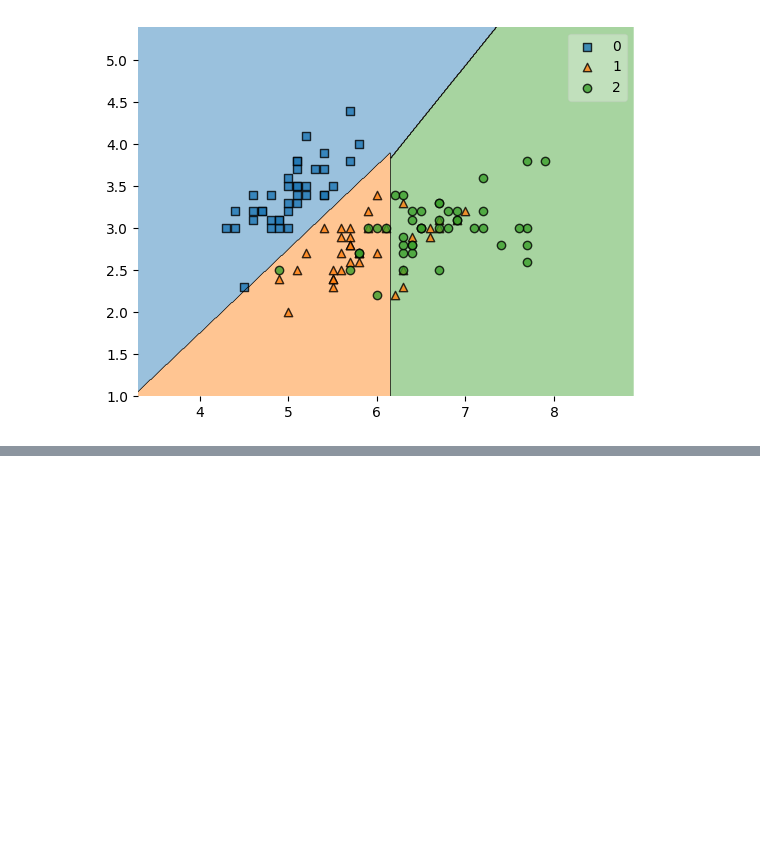
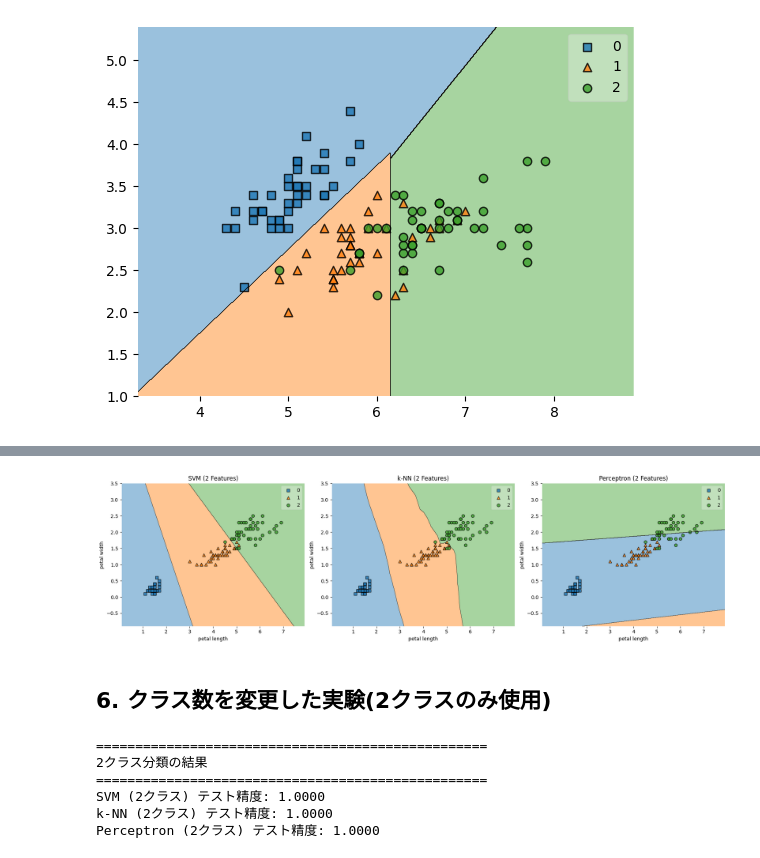
Before and after one commit to Richiesss/AToMLA, a Jupyter notebook: 3_1_svm.ipynb, the cells around one changed output, grey strips where cells are left out. Cells and saved outputs as stored; diff of their text form; code cells hidden in the pictures; blank space fills up the shorter version.

```diff
--- a/3_1_svm.ipynb
+++ b/3_1_svm.ipynb
@@ -99,0 +252,66 @@ plt.show()
+# %%
+# 2特徴量の場合の決定境界を可視化
+fig, axes = plt.subplots(1, 3, figsize=(18, 5))
+
+# SVM
+plot_decision_regions(x_train_2f, y_train_2f, clf=svm_2f, ax=axes[0])
+axes[0].set_title('SVM (2 Features)')
+axes[0].set_xlabel('petal length')
+axes[0].set_ylabel('petal width')
+
+# k-NN
+plot_decision_regions(x_train_2f, y_train_2f, clf=knn_2f, ax=axes[1])
+axes[1].set_title('k-NN (2 Features)')
+axes[1].set_xlabel('petal length')
+axes[1].set_ylabel('petal width')
+
+# Perceptron
+plot_decision_regions(x_train_2f, y_train_2f, clf=perceptron_2f, ax=axes[2])
+axes[2].set_title('Perceptron (2 Features)')
+axes[2].set_xlabel('petal length')
+axes[2].set_ylabel('petal width')
+
+plt.tight_layout()
+plt.show()
+# %% [output]
+[figure, added]
+# %% [markdown]
+## 6. クラス数を変更した実験(2クラスのみ使用)
+# %%
+# クラス0と1のみを使用(2クラス分類)
+binary_mask = y <= 1
+x_binary = x[binary_mask]
+y_binary = y[binary_mask]
+
+x_train_bin, x_test_bin, y_train_bin, y_test_bin = train_test_split(
+    x_binary, y_binary, test_size=0.2, random_state=0
+)
+
+print("=" * 50)
+print("2クラス分類の結果")
+print("=" * 50)
+
+# SVM
+svm_bin = SVC(kernel='linear', random_state=0)
+svm_bin.fit(x_train_bin, y_train_bin)
+svm_bin_acc = accuracy_score(y_test_bin, svm_bin.predict(x_test_bin))
+print(f'SVM (2クラス) テスト精度: {svm_bin_acc:.4f}')
+
+# k-NN
+knn_bin = KNeighborsClassifier(n_neighbors=5)
+knn_bin.fit(x_train_bin, y_train_bin)
+knn_bin_acc = accuracy_score(y_test_bin, knn_bin.predict(x_test_bin))
+print(f'k-NN (2クラス) テスト精度: {knn_bin_acc:.4f}')
+
+# Perceptron
+perceptron_bin = Perceptron(max_iter=1000, random_state=0)
+perceptron_bin.fit(x_train_bin, y_train_bin)
+perceptron_bin_acc = accuracy_score(y_test_bin, perceptron_bin.predict(x_test_bin))
+print(f'Perceptron (2クラス) テスト精度: {perceptron_bin_acc:.4f}')
+# %% [output]
+==================================================
+2クラス分類の結果
+==================================================
+SVM (2クラス) テスト精度: 1.0000
+k-NN (2クラス) テスト精度: 1.0000
+Perceptron (2クラス) テスト精度: 1.0000
```
Also changed, not shown: parts of 18 cells of this notebook.
